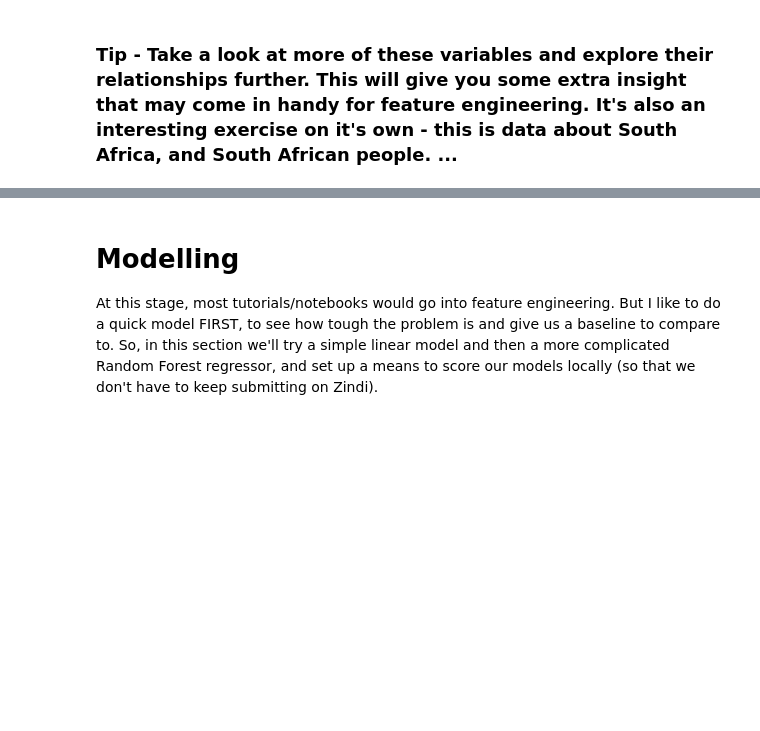
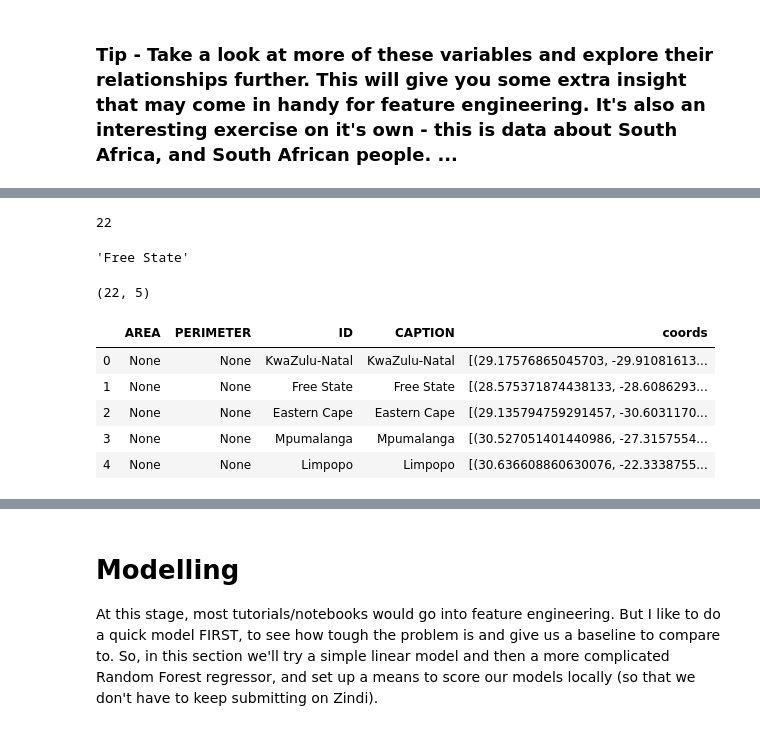
Before and after one commit to CateGitau/Zindi_Challenge, a Jupyter notebook: Starter_Notebook-Copy2.ipynb, the cells around one changed output, grey strips where cells are left out. Drawn from its saved outputs; the diff is of its cells as text; code cells hidden in the pictures; blank space fills up the shorter version.

```diff
--- a/Starter_Notebook-Copy2.ipynb
+++ b/Starter_Notebook-Copy2.ipynb
@@ -133,0 +151,35 @@ Notice that for the dwelling type example above, the left hand side of the graph
+# %%
+len(sf.shapes())
+# %% [output]
+22
+# %%
+sf.records()[1][2]
+# %% [output]
+'Free State'
+# %%
+def read_shapefile(sf):
+    """
+    Read a shapefile into a Pandas dataframe with a 'coords'
+    column holding the geometry information. This uses the pyshp
+    package
+    """
+    fields = [x[0] for x in sf.fields][1:]
+    records = sf.records()
+    shps = [s.points for s in sf.shapes()]
+    df = pd.DataFrame(columns=fields, data=records)
+    df = df.assign(coords=shps)
+    return df
+# %%
+df_map = read_shapefile(sf)
+df_map.shape
+# %% [output]
+(22, 5)
+# %%
+df_map.head()
+# %% [output]
+|  | AREA | PERIMETER | ID | CAPTION | coords |
+| 0 | None | None | KwaZulu-Natal | KwaZulu-Natal | [(29.17576865045703, -29.91081613... |
+| 1 | None | None | Free State | Free State | [(28.575371874438133, -28.6086293... |
+| 2 | None | None | Eastern Cape | Eastern Cape | [(29.135794759291457, -30.6031170... |
+| 3 | None | None | Mpumalanga | Mpumalanga | [(30.527051401440986, -27.3157554... |
+| 4 | None | None | Limpopo | Limpopo | [(30.636608860630076, -22.3338755... |
```
Also changed, not shown: parts of 28 cells of this notebook.
